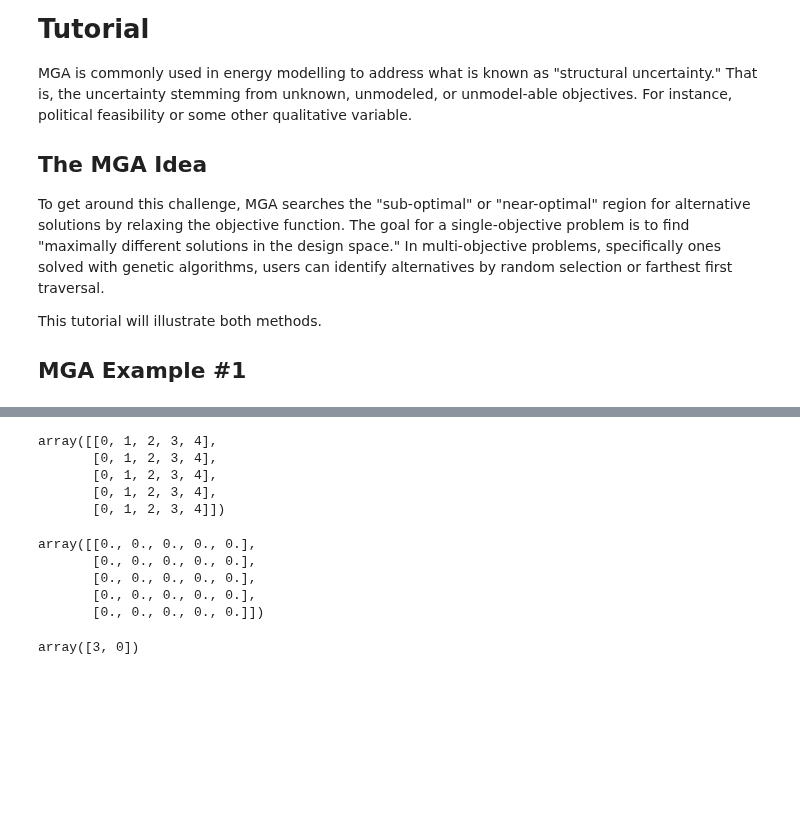
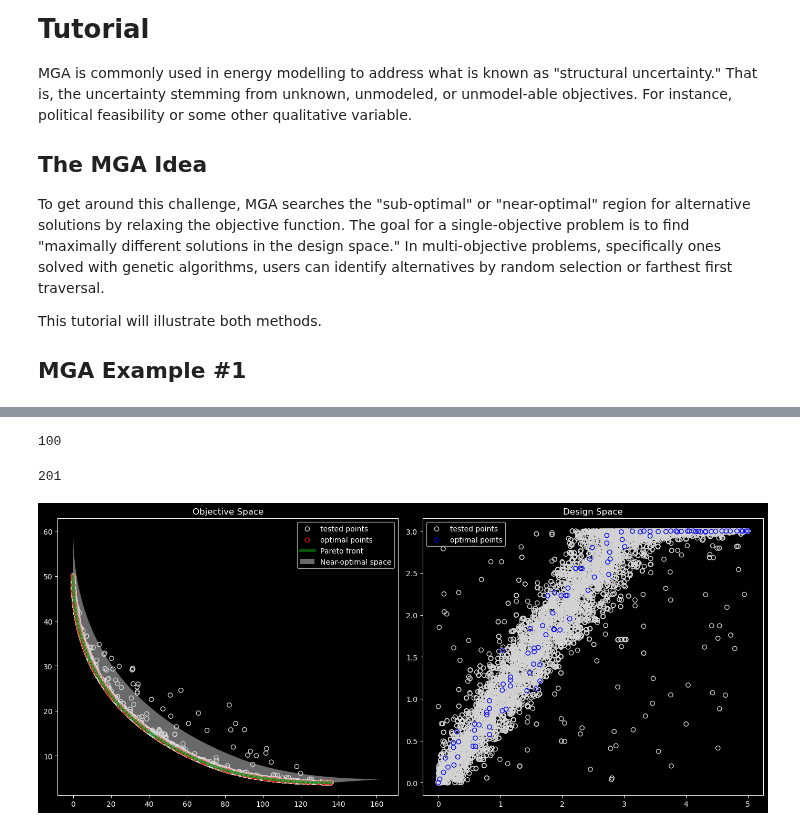
Before and after one commit to arfc/osier, a Jupyter notebook: docs/source/examples/mga_tutorial.ipynb, the cells around one changed output, grey strips where cells are left out. Saved outputs shown, nothing was run; the diff lists cells and outputs as text; code cells hidden in the pictures; blank space fills up the shorter version.

```diff
--- a/docs/source/examples/mga_tutorial.ipynb
+++ b/docs/source/examples/mga_tutorial.ipynb
@@ -59,21 +45,42 @@ plot.show()
-# %%
-N = 1  # the number of different technologies or objectives.
-pop_size = 5  # the number of unique individuals.
-data = np.c_[[np.arange(pop_size) for i in range(pop_size)]]
-display(data)
-dist = distance_matrix(data)
-display(dist)
-points = farthest_first(data, dist, n_points=3, start_idx=0)
-points
-# %% [output]
-array([[0, 1, 2, 3, 4],
-       [0, 1, 2, 3, 4],
-       [0, 1, 2, 3, 4],
-       [0, 1, 2, 3, 4],
-       [0, 1, 2, 3, 4]])
-array([[0., 0., 0., 0., 0.],
-       [0., 0., 0., 0., 0.],
-       [0., 0., 0., 0., 0.],
-       [0., 0., 0., 0., 0.],
-       [0., 0., 0., 0., 0.]])
-array([3, 0])
+# %%
+res.algorithm.pop_size
+# %% [output]
+100
+# %%
+res.algorithm.n_gen
+# %% [output]
+201
+# %%
+F = problem.pareto_front()
+a = min(F[:,0])
+b = max(F[:,0])
+f1 = F[:,0]
+f2 = F[:,1]
+shift = 0.75
+slack = 0.2
+alpha = 0.5
+F1 = f1 * (1+slack)
+F2 = f2 * (1+slack)
+# %%
+X_hist = np.array([history.pop.get("X") for history in res.history]).reshape(n_gen*pop_size,2)
+F_hist = np.array([history.pop.get("F") for history in res.history]).reshape(n_gen*pop_size,2)
+# %%
+with plt.style.context('dark_background'):
+    fig, ax = plt.subplots(1,2, figsize=(14,6))
+
+    ax[0].set_title("Objective Space")
+    ax[0].scatter(F_hist[:,0], F_hist[:,1], facecolor="none", edgecolor="lightgray", label='tested points')
+    ax[0].scatter(res.F[:,0], res.F[:,1], facecolor="none", edgecolor="red", label='optimal points')
+    ax[0].plot(F[:,0], F[:,1], color="g", alpha=0.7, label='Pareto front', lw=4)
+    ax[0].fill(np.append(f1, F1[::-1]), np.append(f2, F2[::-1]), 'lightgrey', alpha=alpha, label="Near-optimal space")
+    ax[0].legend()
+
+
+    ax[1].set_title("Design Space")
+    ax[1].scatter(X_hist[:,0], X_hist[:,1], facecolor="none", edgecolor="lightgray", label='tested points')
+    ax[1].scatter(res.X[:,0], res.X[:,1], facecolor="none", edgecolor="blue", label='optimal points')
+    ax[1].legend(loc='upper left')
+    plt.tight_layout()
+    plt.show()
+# %% [output]
+[figure, added]
```
Also changed, not shown: parts of 9 cells of this notebook, 1 other file.
